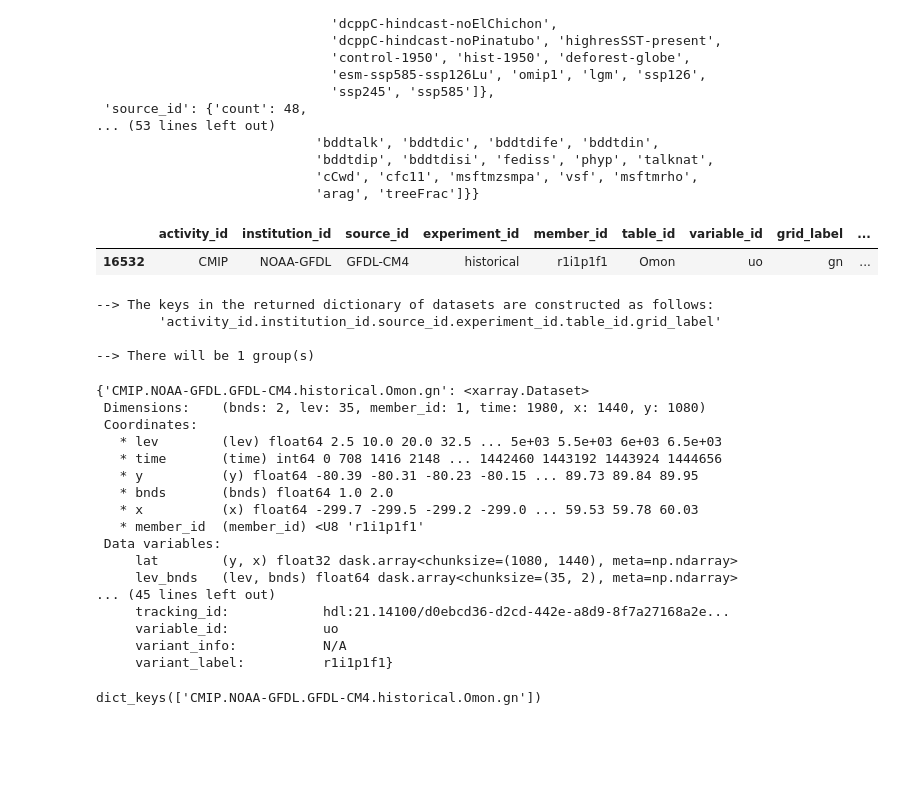
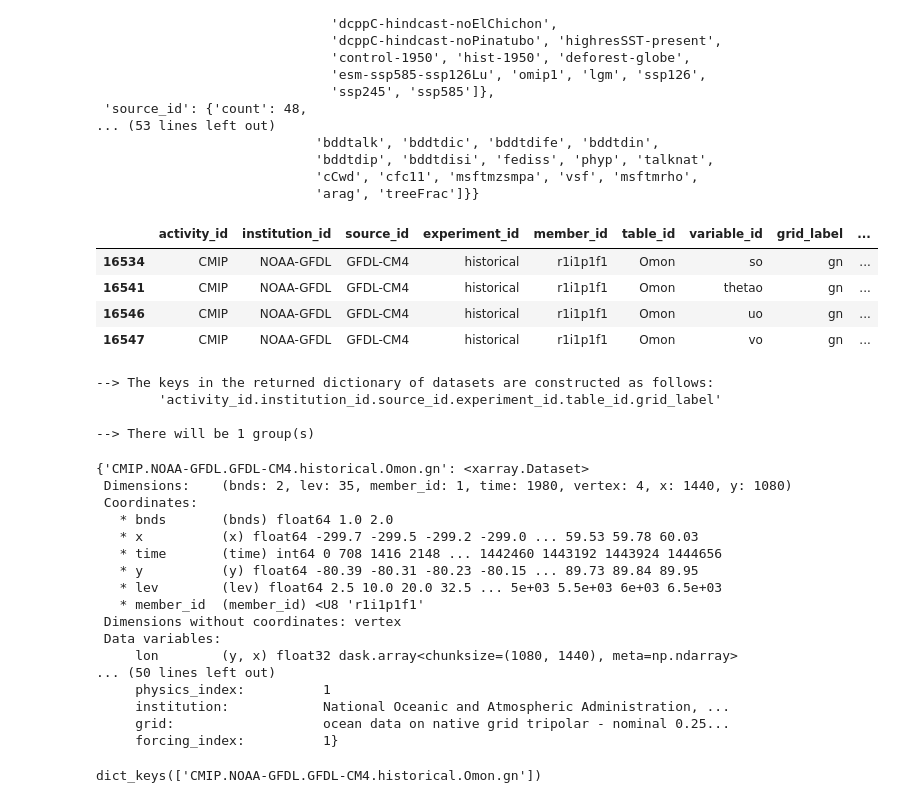
Before and after one commit to mclaret/cmip6hack-GS, a Jupyter notebook: notebooks/GFDLCM4_datalaod.ipynb, the cells around one changed output. Saved outputs shown, nothing was run; the diff lists cells and outputs as text; code cells hidden in the pictures; blank space fills up the shorter version.

Commit message:
update my GFDL-CM4 notebook -- SK

```diff
--- a/notebooks/GFDLCM4_datalaod.ipynb
+++ b/notebooks/GFDLCM4_datalaod.ipynb
@@ -69,11 +69,14 @@ pprint.pprint(uni_dict, compact=True)
                             'arag', 'treeFrac']}}
 # %%
 cat = col.search(source_id=['GFDL-CM4'],experiment_id=['historical'],
-                 table_id='Omon', variable_id=['uo'], grid_label=['gn'])
+                 table_id='Omon', variable_id=['uo','vo','thetao','so'], grid_label=['gn'])
 cat.df
 # %% [output]
 |  | activity_id | institution_id | source_id | experiment_id | member_id | table_id | variable_id | grid_label | ... |
-| 16532 | CMIP | NOAA-GFDL | GFDL-CM4 | historical | r1i1p1f1 | Omon | uo | gn | ... |
+| 16534 | CMIP | NOAA-GFDL | GFDL-CM4 | historical | r1i1p1f1 | Omon | so | gn | ... |
+| 16541 | CMIP | NOAA-GFDL | GFDL-CM4 | historical | r1i1p1f1 | Omon | thetao | gn | ... |
+| 16546 | CMIP | NOAA-GFDL | GFDL-CM4 | historical | r1i1p1f1 | Omon | uo | gn | ... |
+| 16547 | CMIP | NOAA-GFDL | GFDL-CM4 | historical | r1i1p1f1 | Omon | vo | gn | ... |
 # %%
 dset_dict = cat.to_dataset_dict(zarr_kwargs={'consolidated': True, 'decode_times': False},
                                 cdf_kwargs={'chunks': {}, 'decode_times': False})
@@ -86,22 +89,22 @@ dset_dict = cat.to_dataset_dict(zarr_kwargs={'consolidated': True, 'decode_times
 dset_dict
 # %% [output]
 {'CMIP.NOAA-GFDL.GFDL-CM4.historical.Omon.gn': <xarray.Dataset>
- Dimensions:    (bnds: 2, lev: 35, member_id: 1, time: 1980, x: 1440, y: 1080)
+ Dimensions:    (bnds: 2, lev: 35, member_id: 1, time: 1980, vertex: 4, x: 1440, y: 1080)
  Coordinates:
-   * lev        (lev) float64 2.5 10.0 20.0 32.5 ... 5e+03 5.5e+03 6e+03 6.5e+03
+   * bnds       (bnds) float64 1.0 2.0
+   * x          (x) float64 -299.7 -299.5 -299.2 -299.0 ... 59.53 59.78 60.03
    * time       (time) int64 0 708 1416 2148 ... 1442460 1443192 1443924 1444656
    * y          (y) float64 -80.39 -80.31 -80.23 -80.15 ... 89.73 89.84 89.95
-   * bnds       (bnds) float64 1.0 2.0
-   * x          (x) float64 -299.7 -299.5 -299.2 -299.0 ... 59.53 59.78 60.03
+   * lev        (lev) float64 2.5 10.0 20.0 32.5 ... 5e+03 5.5e+03 6e+03 6.5e+03
    * member_id  (member_id) <U8 'r1i1p1f1'
+ Dimensions without coordinates: vertex
  Data variables:
-     lat        (y, x) float32 dask.array<chunksize=(1080, 1440), meta=np.ndarray>
-     lev_bnds   (lev, bnds) float64 dask.array<chunksize=(35, 2), meta=np.ndarray>
-... (45 lines left out)
-     tracking_id:            hdl:21.14100/d0ebcd36-d2cd-442e-a8d9-8f7a27168a2e...
-     variable_id:            uo
-     variant_info:           N/A
-     variant_label:          r1i1p1f1}
+     lon        (y, x) float32 dask.array<chunksize=(1080, 1440), meta=np.ndarray>
+... (50 lines left out)
+     physics_index:          1
+     institution:            National Oceanic and Atmospheric Administration, ...
+     grid:                   ocean data on native grid tripolar - nominal 0.25...
+     forcing_index:          1}
 # %%
 import pandas as pd
 import numpy as np
```
Also changed, not shown: parts of 31 cells of this notebook.
